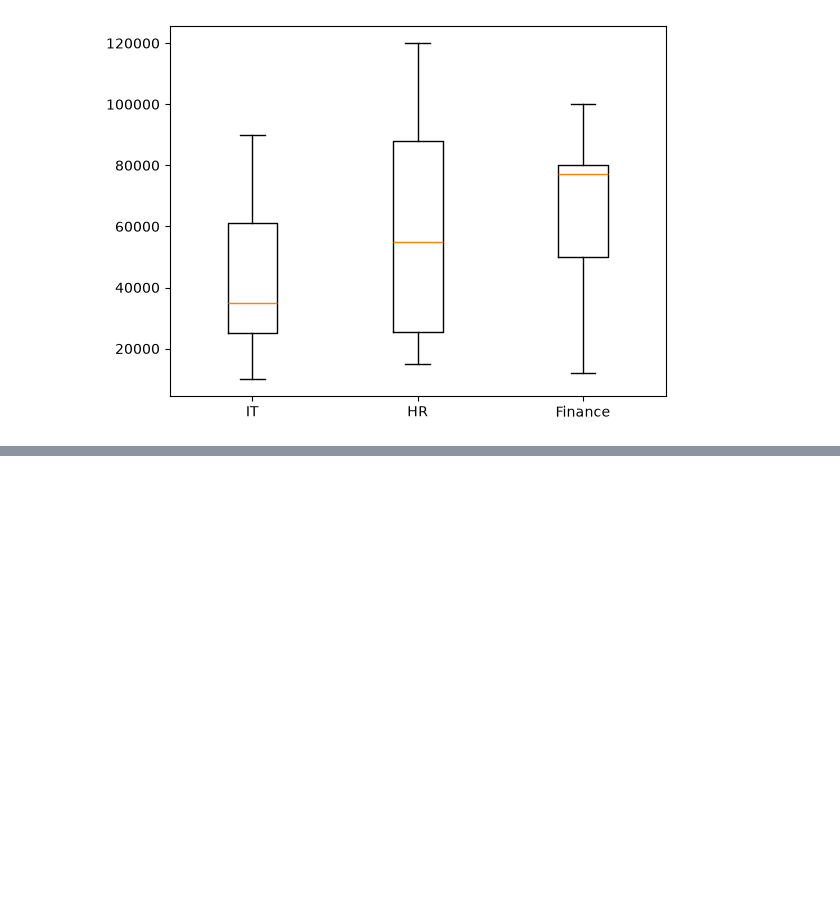
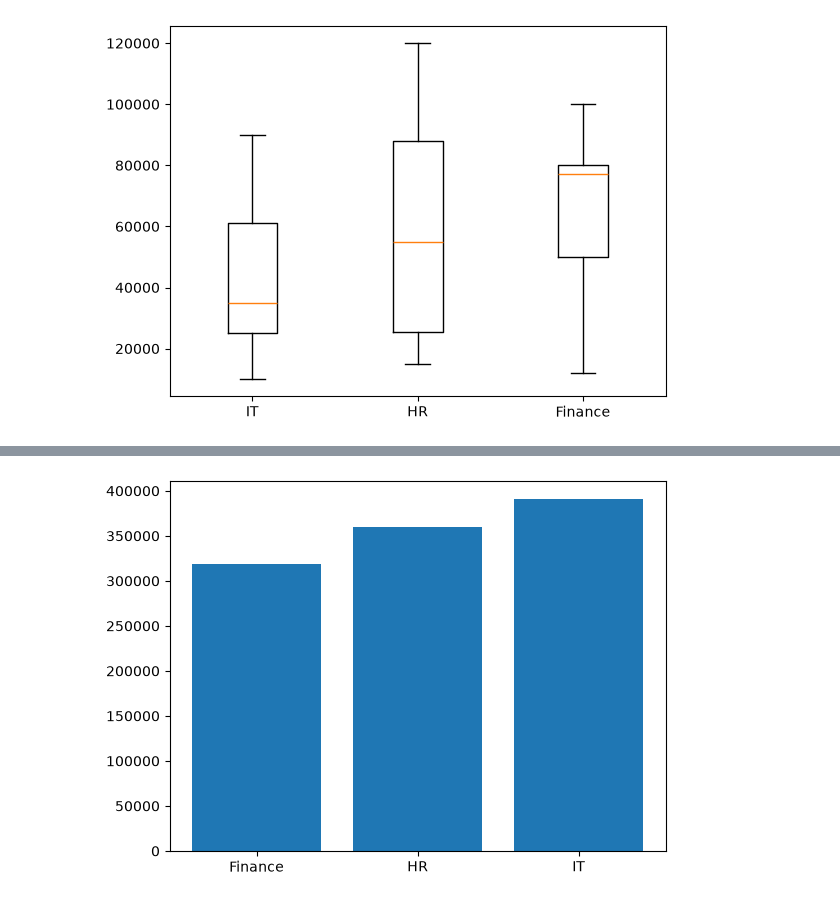
Before and after one commit to khushbu9119/Matplotlib, a Jupyter notebook: learning.ipynb, the cells around one changed output, grey strips where cells are left out. Drawn from its saved outputs; the diff is of its cells as text; code cells hidden in the pictures; blank space fills up the shorter version.

```diff
--- a/learning.ipynb
+++ b/learning.ipynb
@@ -223,0 +237,6 @@ plt.show()
+# %%
+#bar plot
+plt.bar(salary_by_dept.index,salary_by_dept)
+plt.show()
+# %% [output]
+[figure, added]
```
Also changed, not shown: parts of 2 cells of this notebook.
